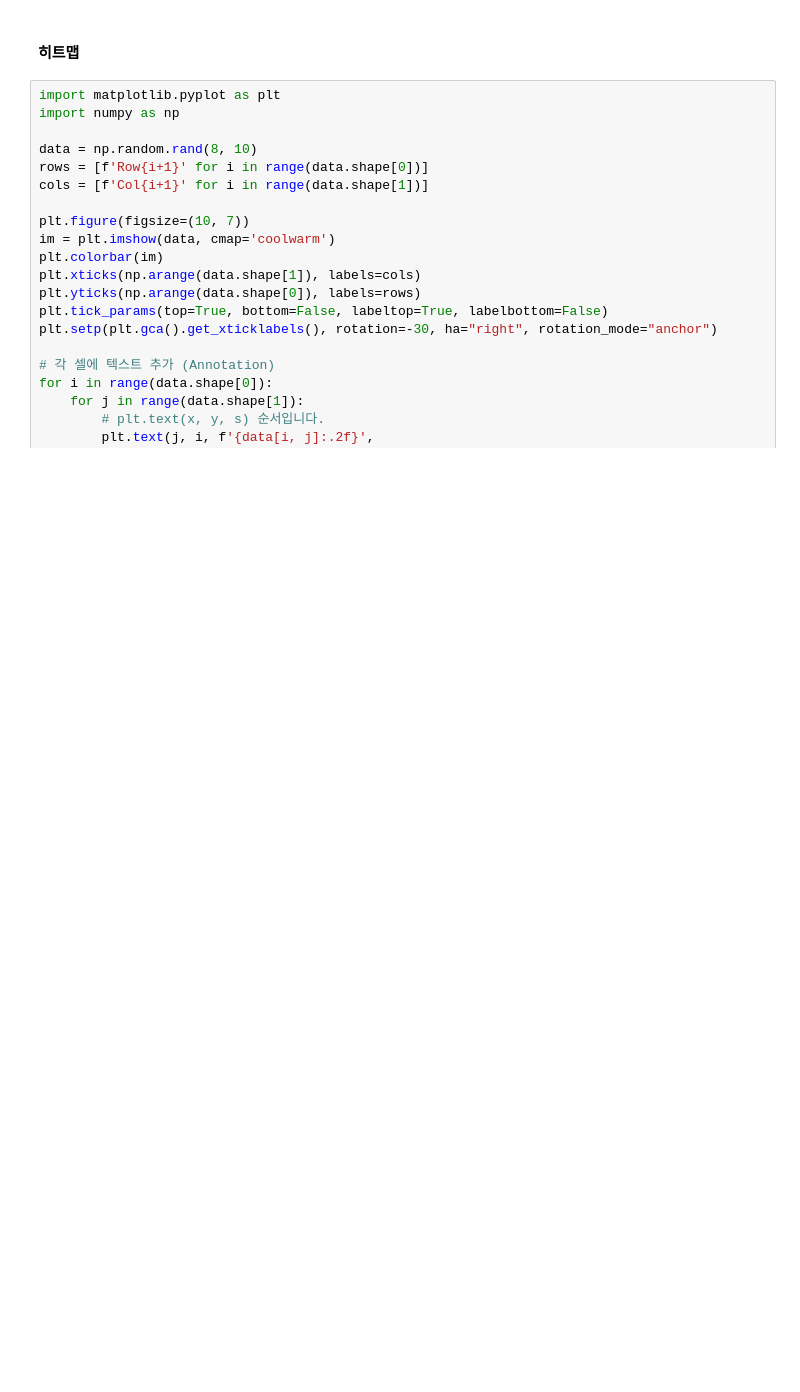
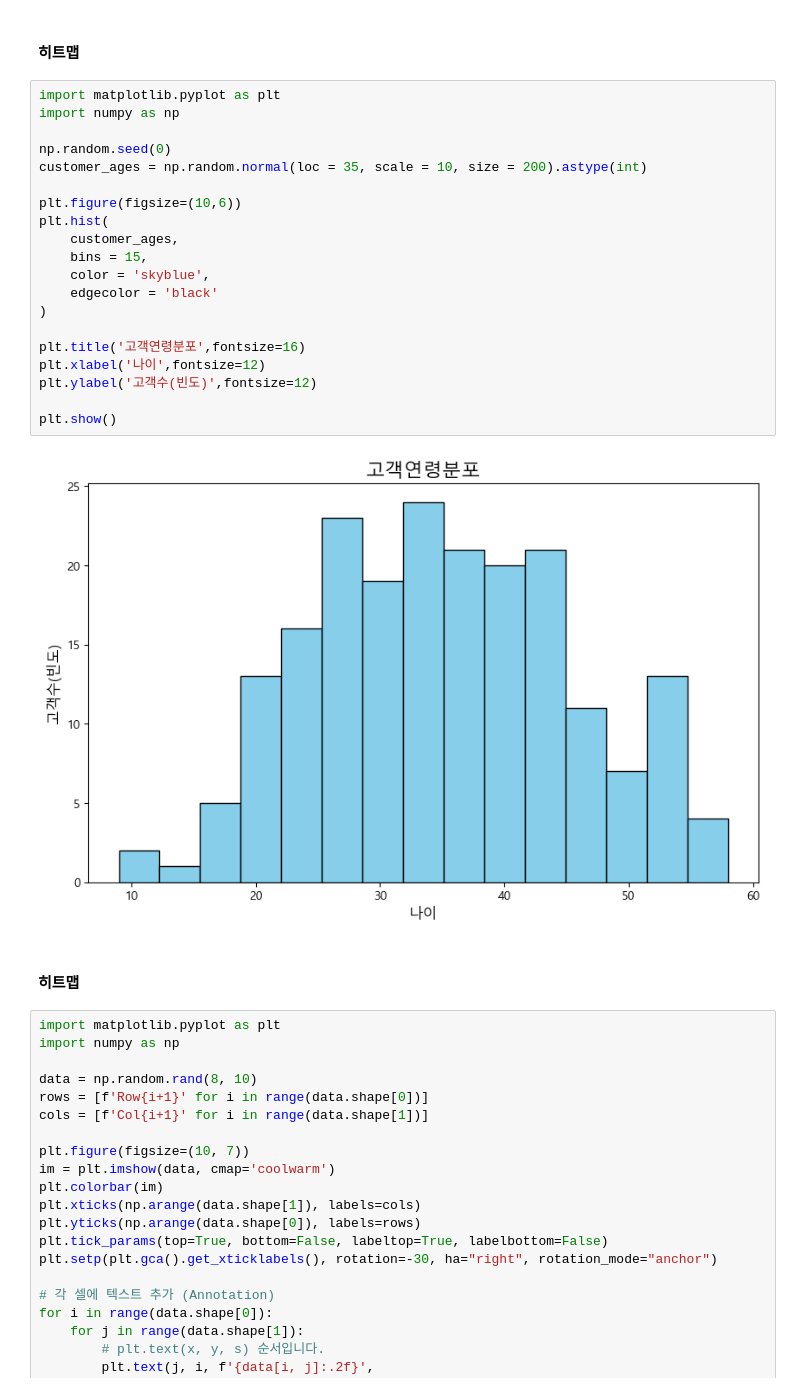
Before and after one commit to jimena1lee/PythonProject202601, a Jupyter notebook: 20260108.ipynb, the cells around one changed output. Cells and saved outputs as stored; diff of their text form; blank space fills up the shorter version.

```diff
--- a/20260108.ipynb
+++ b/20260108.ipynb
@@ -632,5 +648,29 @@ TypeError: hist() missing 1 required positional argument: 'x'
 # %% [markdown]
 #### 히트맵
+# %%
+import matplotlib.pyplot as plt
+import numpy as np
+
+np.random.seed(0)
+customer_ages = np.random.normal(loc = 35, scale = 10, size = 200).astype(int)
+
+plt.figure(figsize=(10,6))
+plt.hist(
+    customer_ages,
+    bins = 15,
+    color = 'skyblue',
+    edgecolor = 'black'
+)
+
+plt.title('고객연령분포',fontsize=16)
+plt.xlabel('나이',fontsize=12)
+plt.ylabel('고객수(빈도)',fontsize=12)
+
+plt.show()
+# %% [output]
+[figure, added]
+# %% [markdown]
+#### 히트맵
 # %%
 import matplotlib.pyplot as plt
 import numpy as np
```
Also changed, not shown: parts of 26 cells of this notebook, 3 other files.
